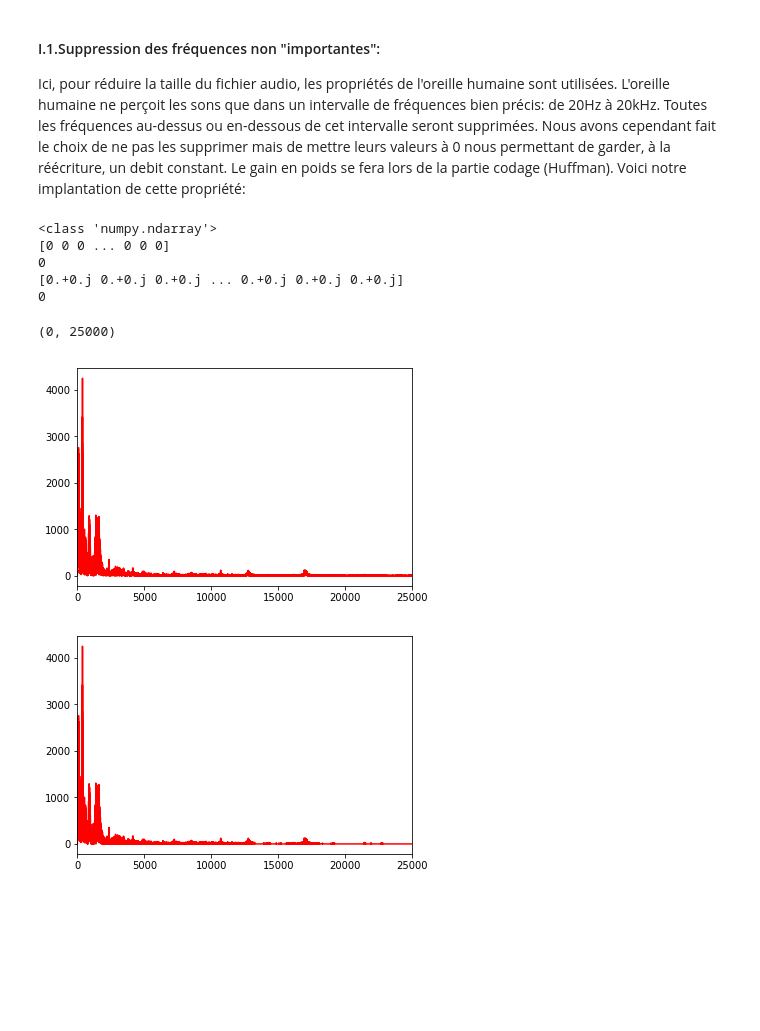
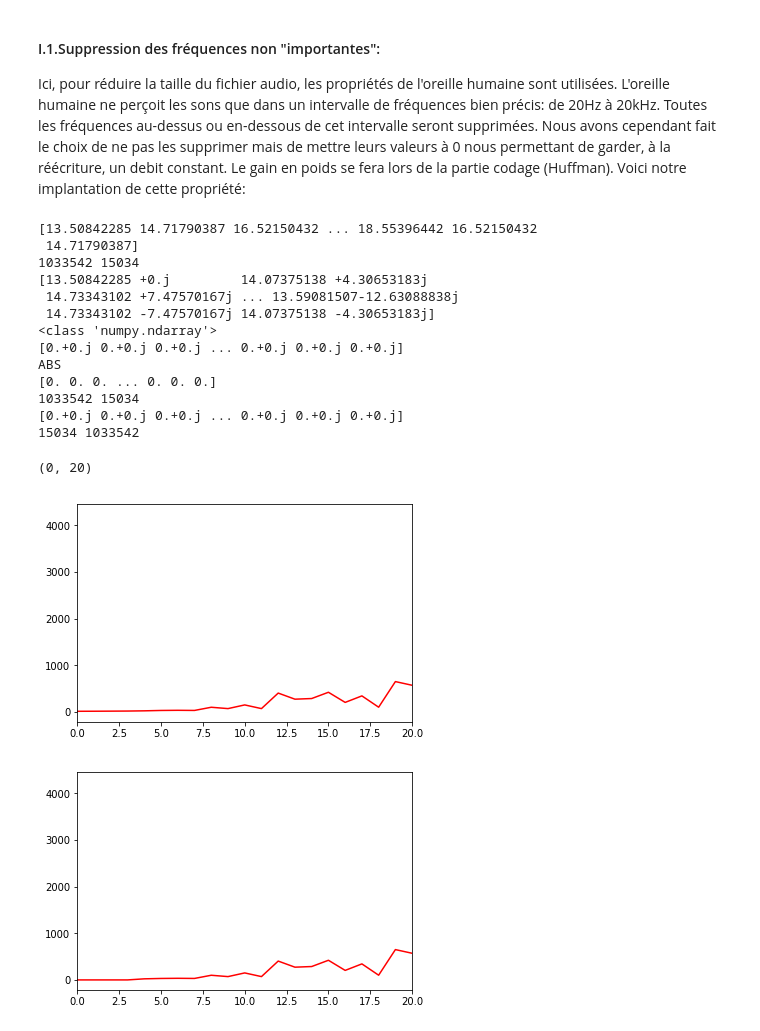
Before and after one commit to M1-2018-TraitementSignal/EncDecMP3, a Jupyter notebook: Presentation.ipynb, the cells around one changed output. Drawn from its saved outputs; the diff is of its cells as text; code cells hidden in the pictures; blank space fills up the shorter version.

Commit message:
Test de la suppression des frequences

```diff
--- a/Presentation.ipynb
+++ b/Presentation.ipynb
@@ -228,39 +228,65 @@ def intervalleSuppr3(donneeFreq):
     donneeFreq[(abs(donneeFreq) > 20000)] = 0
     return donneeFreq
 # %%
+print(abs(freqGauche))
+j = 0
+k = 0
+for i in freqGauche:
+    if abs(i) < 20:
+        j += 1
+    else:
+        k +=1
+print(j, k)
+print(freqGauche)
 print(type(freqGauche))
 gaucheFreqTrait = intervalleSuppr(freqGauche)
-droiteFreqTrait = intervalleSuppr(freqDroite)
+droiteFreqTrait = intervalleSuppr3(freqDroite)
 print(gaucheFreqTrait)
+print("ABS")
+print(abs(gaucheFreqTrait))
 #c = asarray([1 + 1j * 3, 20+1j*4])
 j = 0
+k = 0
+for i in gaucheFreqTrait:
+    if abs(i) < 20:
+        j += 1
+    else:
+        k += 1
+print(j, k)
+#gaucheFreqTrait = intervalleSuppr3(freqGauche)
+print(gaucheFreqTrait)
+j = 0
+k = 0
 for i in gaucheFreqTrait:
     if abs(i) != 0:
         j += 1
-print(j)
-gaucheFreqTrait = intervalleSuppr3(freqGauche)
-print(gaucheFreqTrait)
-j = 0
-for i in gaucheFreqTrait:
-    if abs(i) != 0:
-        j += 1
-print(j)
+    else:
+        k +=1
+print(j, k)
 b = len(freqDroite) / 2 #pour la symétrie
-plt.plot(abs(freqDroite[:(int(d)-1)]), 'r')
+plt.plot(abs(freqGauche[:(int(b)-1)]), 'r')
 d = len(droiteFreqTrait) / 2
-xlim(0, 25000)
+xlim(0, 20)
 figure()
-plt.plot(abs(droiteFreqTrait[:(int(d)-1)]),'r')
-xlim(0, 25000)
+plt.plot(abs(gaucheFreqTrait[:(int(d)-1)]),'r')
+xlim(0, 20)
 # %% [output]
+[13.50842285 14.71790387 16.52150432 ... 18.55396442 16.52150432
+ 14.71790387]
+1033542 15034
+[13.50842285 +0.j         14.07375138 +4.30653183j
+ 14.73343102 +7.47570167j ... 13.59081507-12.63088838j
+ 14.73343102 -7.47570167j 14.07375138 -4.30653183j]
 <class 'numpy.ndarray'>
-[0 0 0 ... 0 0 0]
-0
 [0.+0.j 0.+0.j 0.+0.j ... 0.+0.j 0.+0.j 0.+0.j]
-0
+ABS
+[0. 0. 0. ... 0. 0. 0.]
+1033542 15034
+[0.+0.j 0.+0.j 0.+0.j ... 0.+0.j 0.+0.j 0.+0.j]
+15034 1033542
-(0, 25000)
+(0, 20)
-[figure, old version]
+[figure, new version]
-[figure, old version]
+[figure, new version]
 # %%
 def make_stereo(left, right):
     stereo = []
```
Also changed, not shown: parts of 1 cell of this notebook.
